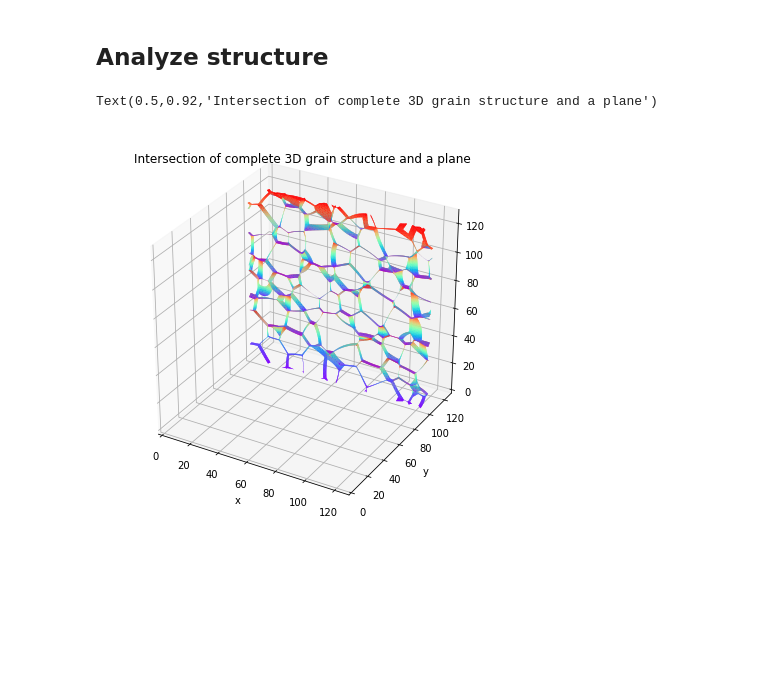
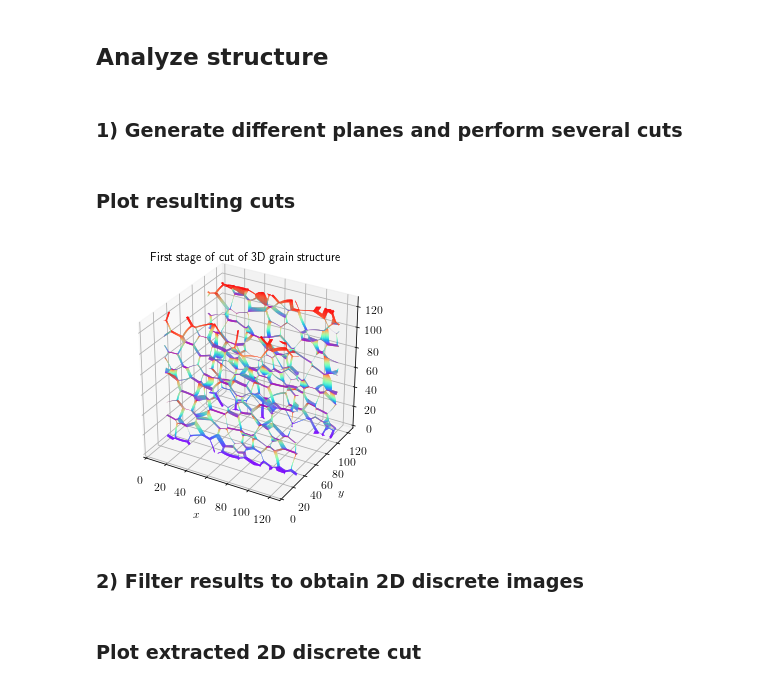
Before and after one commit to asazo/thesis, a Jupyter notebook: scripts/esedoglu_thinfilm/check_output.ipynb, the cells around one changed output. Drawn from its saved outputs; the diff is of its cells as text; code cells hidden in the pictures; blank space fills up the shorter version.

Commit message:
automatic level generation in one axis and generate images

```diff
--- a/scripts/esedoglu_thinfilm/check_output.ipynb
+++ b/scripts/esedoglu_thinfilm/check_output.ipynb
@@ -57,14 +75,12 @@ plot_grain(ax, g)
 # %% [markdown]
 ## Analyze structure
+# %% [markdown]
+### 1) Generate different planes and perform several cuts
 # %%
-# Build intersecting plane
-level = 100
-eps = 2
-X1 = np.array([127,level,127])
-X3 = np.array([0,level+eps,0])
-plane = pymesh.generate_box_mesh(X1, X3)
-
-results = [None for i in range(n_grains)]
+# Generate different cut levels
+levels = np.arange(10,120,10).astype(int)
+results_per_level = [[None for i in range(n_grains)] for level in levels]
+# For each grain intersect with each of the different planes
 for i in range(n_grains):
     # Load grain from MATLAB output
     g = load_grain(i)
@@ -72,26 +88,40 @@ for i in range(n_grains):
     verts, faces = build_surface(g)
     # Build high level mesh
     mesh = pymesh.form_mesh(verts, faces)
-    # Intersect
-    result = pymesh.boolean(mesh, plane,operation="intersection", engine="carve")
-    if len(result.vertices) > 0:
-        results[i] = result
+    # Iterate over planes
+    for j, level in enumerate(levels):
+        eps = 2
+        X1 = np.array([127,level,127])
+        X3 = np.array([0,level+eps,0])
+        plane = pymesh.generate_box_mesh(X1, X3)
+
+        result = pymesh.boolean(mesh, plane, operation="intersection", engine="carve")
+        if len(result.vertices) > 0:
+            results_per_level[j][i] = result
 # %%
 # Filter results, some Nones are just non intersecting grains
-results = [r for r in results if r is not None]
+#results = [r for r in results if r is not None]
+for i, results in enumerate(results_per_level):
+    results_per_level[i] = [r for r in results_per_level[i] if r is not None]
+# %% [markdown]
+### Plot resulting cuts
 # %%
-fig = plt.figure(figsize=(7,7))
+fig = plt.figure(figsize=(5,5))
 ax = fig.add_subplot(111, projection='3d')
 ax.set_xlim(0,127)
 ax.set_zlim(0,127)
 ax.set_ylim(0,127)
-ax.set_xlabel("x")
-ax.set_ylabel("y")
-for r in results:
-    plot_surface(ax, r.vertices, r.faces)
-ax.set_title("Intersection of complete 3D grain structure and a plane")
+ax.set_xlabel(r"$x$")
+ax.set_ylabel(r"$y$")
+for results in results_per_level:
+    for r in results:
+        plot_surface(ax, r.vertices, r.faces)
+ax.set_title("First stage of cut of 3D grain structure")
+plt.savefig("cut.pdf")
+plt.show()
 # %% [output]
-Text(0.5,0.92,'Intersection of complete 3D grain structure and a plane')
-[figure, old version]
+[figure, new version]
+# %% [markdown]
+### 2) Filter results to obtain 2D discrete images
 # %%
 # Join all the valid results and postprocess to 2D
@@ -111 +146,3 @@ skt = morphology.skeletonize(dit)
+# %% [markdown]
+### Plot extracted 2D discrete cut
 # %%
```
Also changed, not shown: parts of 11 cells of this notebook.
